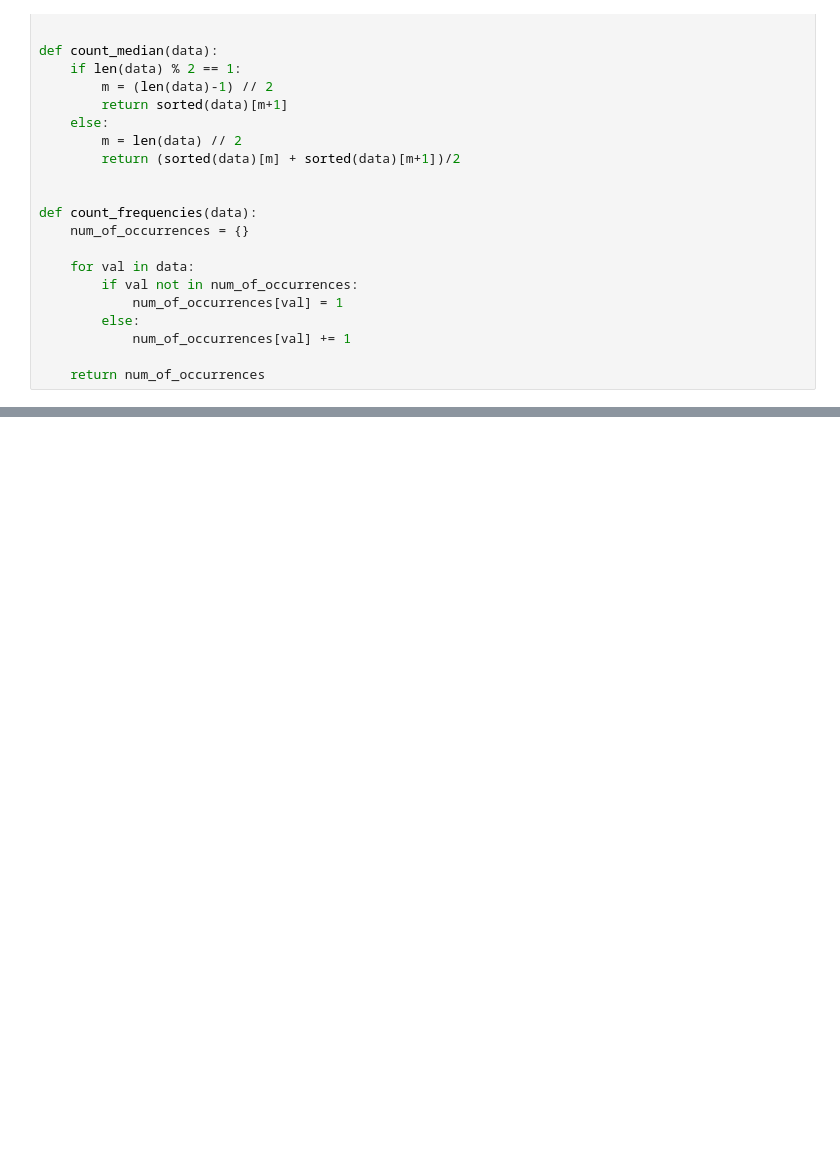
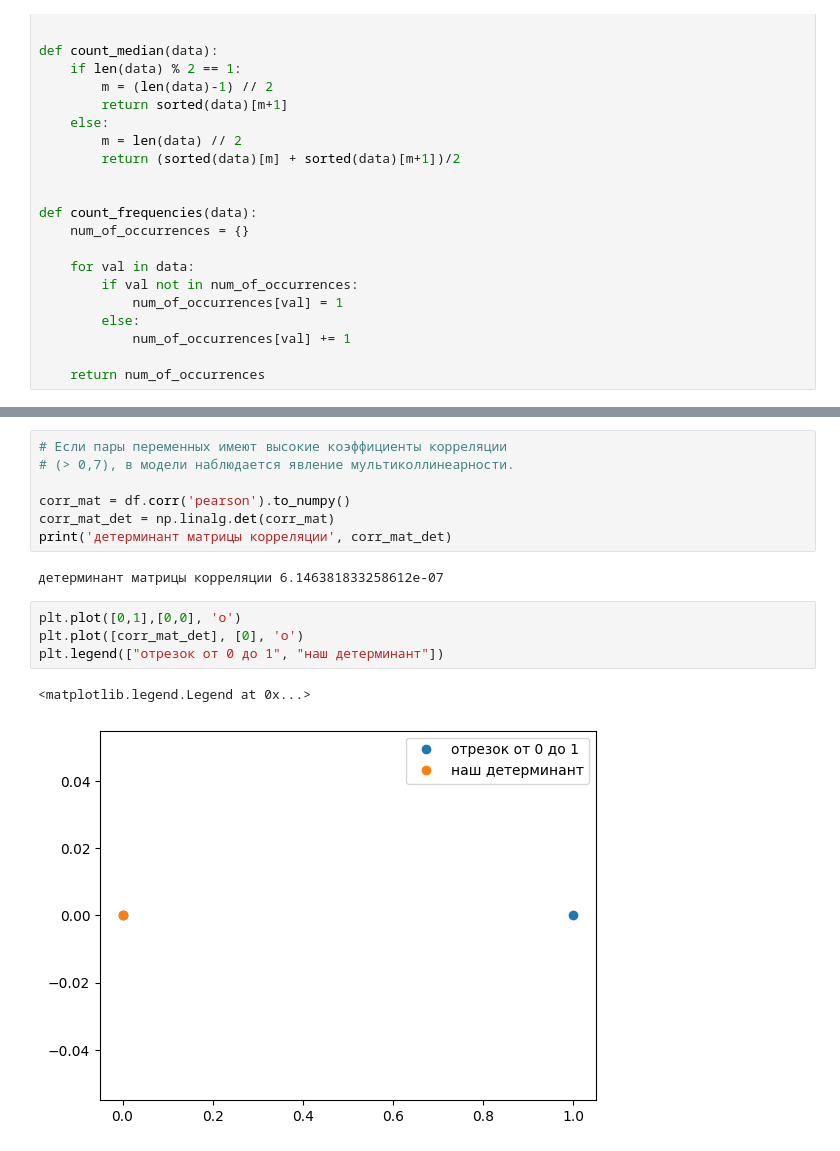
Before and after one commit to CepbluKot/stats, a Jupyter notebook: correct/lr5.ipynb, the cells around one changed output, grey strips where cells are left out. Cells and saved outputs as stored; diff of their text form; blank space fills up the shorter version.

```diff
--- a/correct/lr5.ipynb
+++ b/correct/lr5.ipynb
@@ -261,0 +474,16 @@ def count_frequencies(data):
+# %%
+# Если пары переменных имеют высокие коэффициенты корреляции
+# (> 0,7), в модели наблюдается явление мультиколлинеарности.
+
+corr_mat = df.corr('pearson').to_numpy()
+corr_mat_det = np.linalg.det(corr_mat)
+print('детерминант матрицы корреляции', corr_mat_det)
+# %% [output]
+детерминант матрицы корреляции 6.146381833258612e-07
+# %%
+plt.plot([0,1],[0,0], 'o')
+plt.plot([corr_mat_det], [0], 'o')
+plt.legend(["отрезок от 0 до 1", "наш детерминант"])
+# %% [output]
+<matplotlib.legend.Legend at 0x...>
+[figure, added]
```
Also changed, not shown: parts of 15 cells of this notebook.
